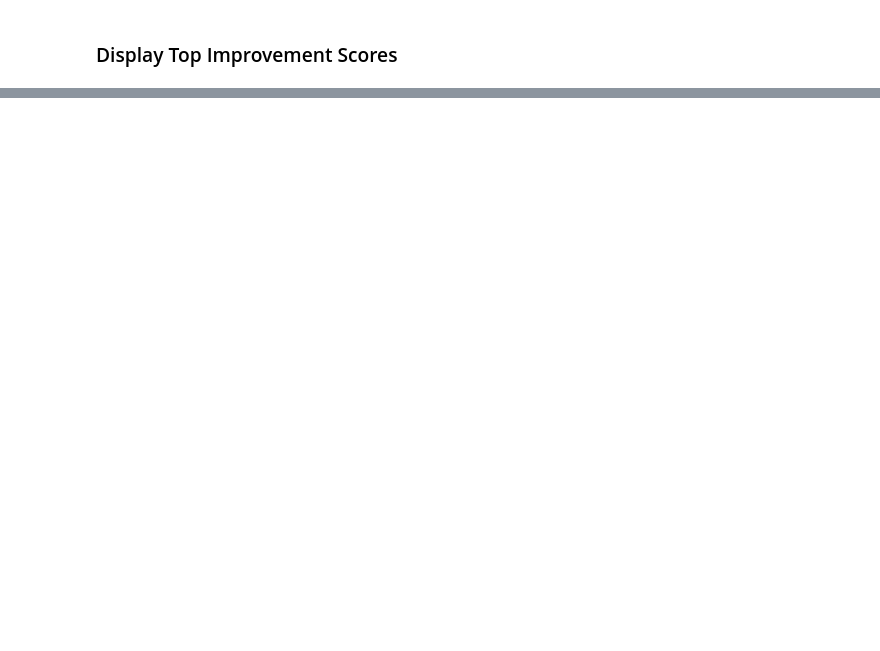
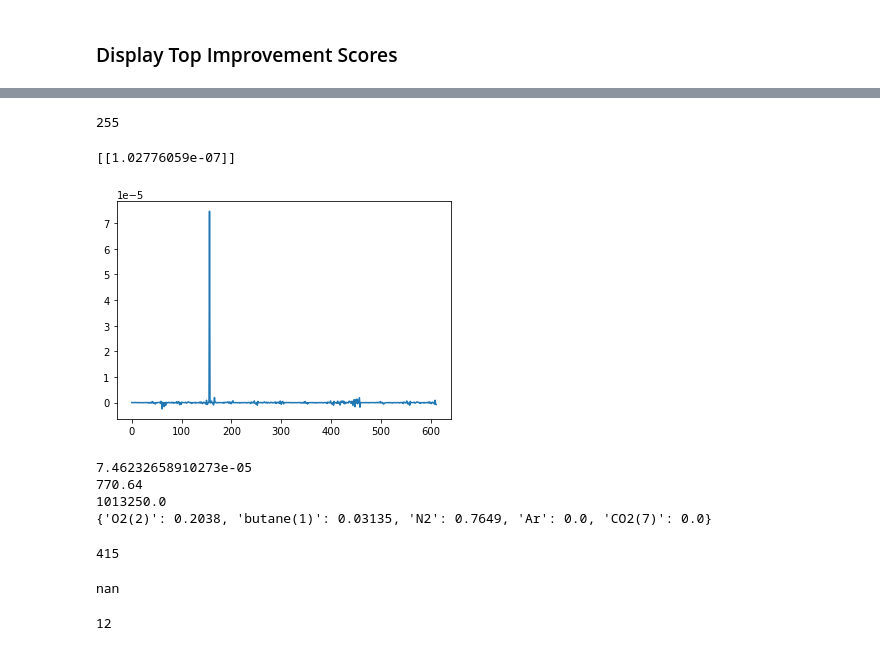
Before and after one commit to comocheng/autoscience_workflow, a Jupyter notebook: delay_uncertainty/improvement_scores.ipynb, the cells around one changed output, grey strips where cells are left out. Cells and saved outputs as stored; diff of their text form; code cells hidden in the pictures; blank space fills up the shorter version.

Commit message:
save latest in improvement scores

```diff
--- a/delay_uncertainty/improvement_scores.ipynb
+++ b/delay_uncertainty/improvement_scores.ipynb
@@ -198,21 +224,6 @@ for i in range(pressures.shape[1]):
         pressures[:, i] = 20.0 * 101325.0
     elif int(i / 51) in [2, 5, 8, 11]:
         pressures[:, i] = 30.0 * 101325.0
-
-
-phis = np.zeros(temperatures.shape)
-for i in range(phis.shape[1]):
-    if int(i / 153) == 0:
-        phis[:, i] = 0.3
-    elif int(i / 153) == 1:
-        phis[:, i] = 0.5
-    elif int(i / 153) == 2:
-        phis[:, i] = 1.0
-    elif int(i / 153) == 3:
-        phis[:, i] = 2.0
-
-# P = np.array([10, 20, 30, 10, 20, 30, 10, 20, 30, 10, 20, 30]) * 101325.0
-# pressures = np.repeat(np.matrix(P), total_delays.shape[0], axis=0)
 # %%
 G_base = np.zeros((N, total_delays.shape[1]))
 G_perturbed = np.zeros((N, total_delays.shape[1]))
@@ -464,0 +382,19 @@ i       Delta   Reaction        Sensitivity     Improvement Score
+# %%
+# get just the top 50 database reaction numbers
+my_improvement_index = 991
+my_improvement_index = 574
+my_improvement_index = 1027
+my_improvement_index = 1936
+my_improvement_index = 2601
+my_improvement_index = 1484
+my_improvement_index = 739
+my_improvement_index = 742
+
+my_improvement_index = 406
+
+rmg_index = ct2rmg_rxn[my_improvement_index - N]
+rxn_smiles = thermokinetic_fun.reaction2smiles(reaction_list[rmg_index])
+db_index = thermokinetic_fun.reaction_smiles2index(rxn_smiles)
+print(db_index)
+# %% [output]
+255
@@ -464,0 +466,32 @@ i       Delta   Reaction        Sensitivity     Improvement Score
+# %%
+param_index = 1003
+these_delays = np.array(first_derivative[param_index,:])
+plt.plot(np.transpose(these_delays))
+# print(these_delays.shape)
+
+print(avg_first_derivative[param_index])
+# %% [output]
+[[1.02776059e-07]]
+[figure, added]
+# %%
+print(first_derivative[param_index, 156])
+print(temperatures[param_index, 156])
+print(pressures[param_index, 156])
+print(phi_dicts[int(156 / 51)])
+# %% [output]
+7.46232658910273e-05
+770.64
+1013250.0
+{'O2(2)': 0.2038, 'butane(1)': 0.03135, 'N2': 0.7649, 'Ar': 0.0, 'CO2(7)': 0.0}
+# %%
+np.argmax(these_delays)
+# %% [output]
+415
+# %%
+these_delays[0, 415]
+# %% [output]
+nan
+# %%
+len(phi_dicts)
+# %% [output]
+12
```
Also changed, not shown: parts of 55 cells of this notebook.
